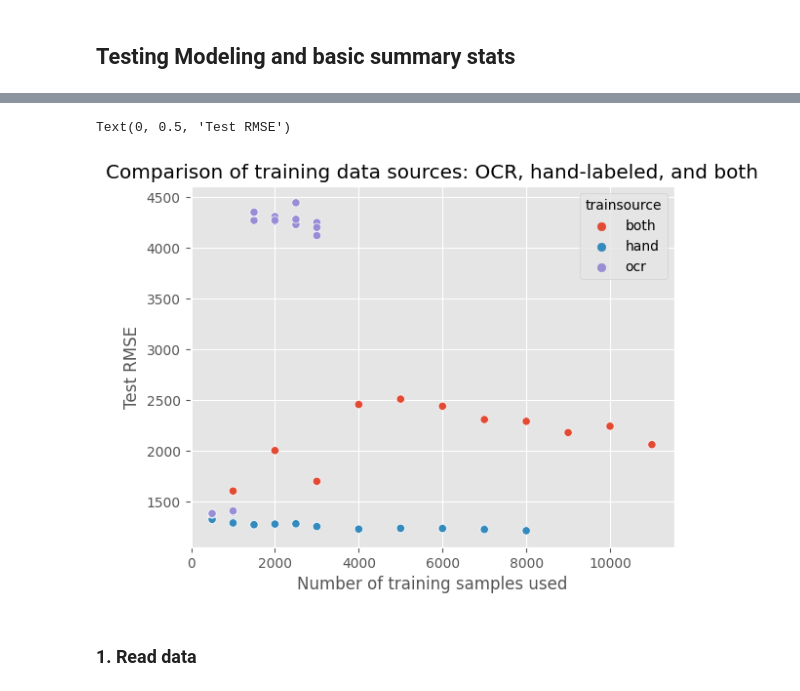
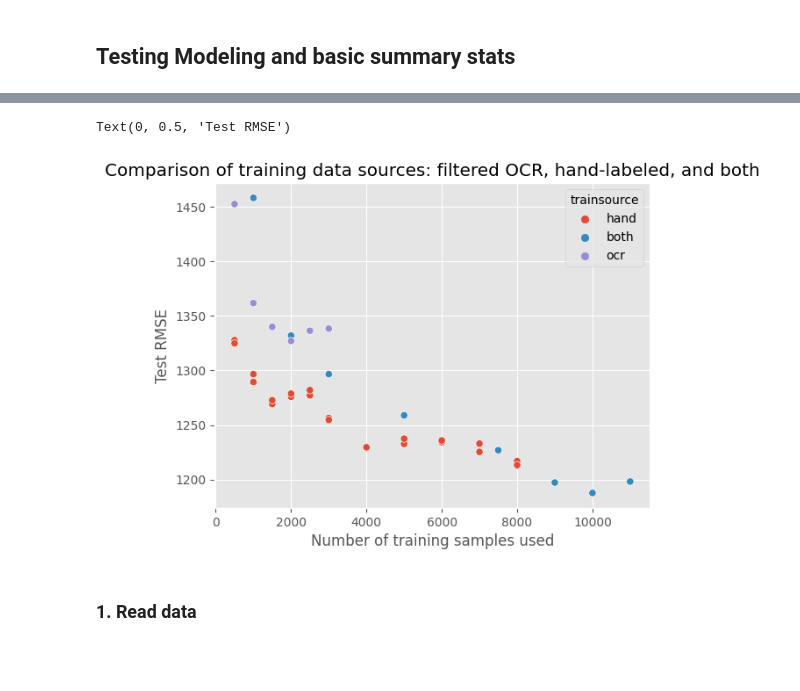
Before and after one commit to JunTaoLuo/ErukaExp, a Jupyter notebook: modeling_pipeline/test_modeling.ipynb, the cells around one changed output, grey strips where cells are left out. Saved outputs shown, nothing was run; the diff lists cells and outputs as text; code cells hidden in the pictures; blank space fills up the shorter version.

```diff
--- a/modeling_pipeline/test_modeling.ipynb
+++ b/modeling_pipeline/test_modeling.ipynb
@@ -38,20 +96,27 @@ engine = create_engine('postgresql://{user}:{password}@{host}:{port}/{dbname}'.f
 # %%
 # Creating graph of ocr vs not
 
 df = pd.read_csv('C:/Users/mihir/Downloads/ocr_vs_hand.csv')
+hand_only = df[df['trainsource'] == 'hand'][['trainsource', 'n', 'test_rmse']]
+hand_only
+
+ocr = pd.read_csv('C:/Users/mihir/Downloads/ocr_filter.csv')
+ocr = ocr[['trainsource', 'n', 'test_rmse']]
+
+df = pd.concat([hand_only, ocr])
 
 # ocr_only = df[df['trainsource' == 'ocr']]
 # hand_only = df[df['trainsource' == 'hand']]
 # both = df[df['trainsource' == 'both']]
 
 plt.style.use('ggplot')
 sns.scatterplot(data=df, x='n', y = 'test_rmse', hue = 'trainsource')
-plt.title('Comparison of training data sources: OCR, hand-labeled, and both')
+plt.title('Comparison of training data sources: filtered OCR, hand-labeled, and both')
 plt.xlabel('Number of training samples used')
 plt.ylabel('Test RMSE')
 # %% [output]
 Text(0, 0.5, 'Test RMSE')
-[figure, old version]
+[figure, new version]
 # %% [markdown]
 ### 1. Read data
 # %%
```
Also changed, not shown: parts of 3 cells of this notebook, 3 other files.
